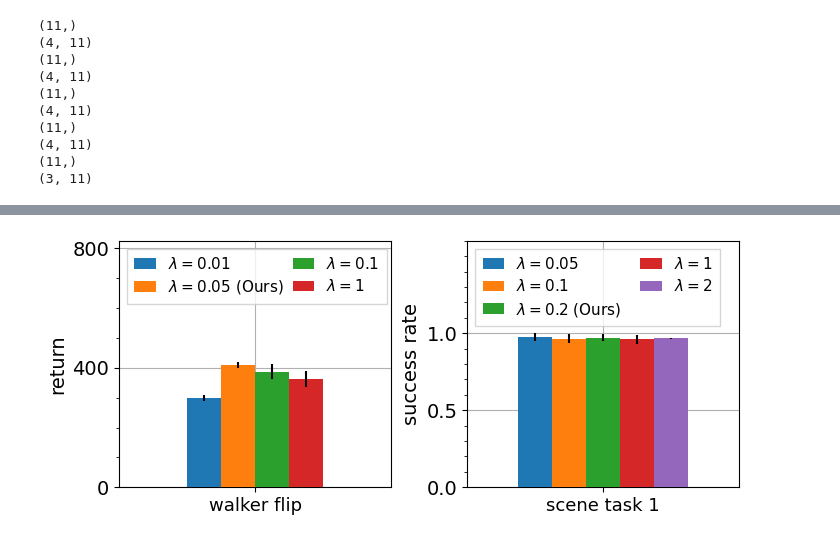
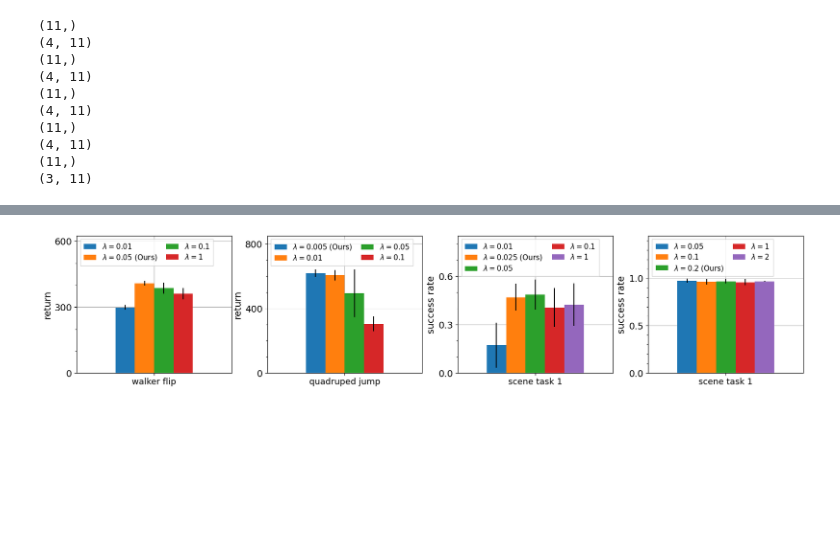
Before and after one commit to chongyi-zheng/ogbench, a Jupyter notebook: plot_scripts/hyperparameter_ablation_curve.ipynb, the cells around one changed output, grey strips where cells are left out. Drawn from its saved outputs; the diff is of its cells as text; code cells hidden in the pictures; blank space fills up the shorter version.

```diff
--- a/plot_scripts/hyperparameter_ablation_curve.ipynb
+++ b/plot_scripts/hyperparameter_ablation_curve.ipynb
@@ -499,6 +558,6 @@ plt.show()
 # %%
-# tasks = ['walker flip', 'quadruped jump', 'cube double task 1', 'scene task 1']
-tasks = ['walker flip', 'scene task 1']
+tasks = ['walker flip', 'quadruped jump', 'cube double task 1', 'scene task 1']
+# tasks = ['walker flip', 'scene task 1']
 
 walker_lambda_0_01_mean = 299.3299
 walker_lambda_0_01_std = 10.7687
@@ -508,6 +567,26 @@ walker_lambda_0_1_mean = 386.1444
 walker_lambda_0_1_std = 25.2291
 walker_lambda_1_mean = 361.4522
 walker_lambda_1_std = 26.3072
+
+quadruped_lambda_0_005_mean = 617.6067
+quadruped_lambda_0_005_std = 23.2548
+quadruped_lambda_0_01_mean = 606.4097
+quadruped_lambda_0_01_std = 31.7433
+quadruped_lambda_0_05_mean = 492.9132
+quadruped_lambda_0_05_std = 146.6499
+quadruped_lambda_0_1_mean = 303.7959
+quadruped_lambda_0_1_std = 45.4593
+
+cube_lambda_0_01_mean = 0.1733
+cube_lambda_0_01_std = 0.1396
+cube_lambda_0_025_mean = 0.4683
+cube_lambda_0_025_std = 0.0840
+cube_lambda_0_05_mean = 0.4867
+cube_lambda_0_05_std = 0.0914
+cube_lambda_0_1_mean = 0.4067
+cube_lambda_0_1_std = 0.1211
+cube_lambda_1_mean = 0.4233
+cube_lambda_1_std = 0.1316
 
 scene_lambda_0_05_mean = 0.9750
 scene_lambda_0_05_std = 0.0240
@@ -520,7 +599,8 @@ scene_lambda_1_std = 0.0313
 scene_lambda_2_mean = 0.9667
 scene_lambda_2_std = 0.0054
 
-fig, axes = plt.subplots(1, 2, figsize=(8, 3.2), gridspec_kw=dict(wspace=0.28, hspace=0.05))
+# fig, axes = plt.subplots(1, 4, figsize=(16.8, 3.2), gridspec_kw=dict(wspace=0.28, hspace=0.05))
+fig, axes = plt.subplots(1, 4, figsize=(16, 3.2))
 # fig, axes = plt.subplots(1, 1, figsize=(4.2, 3.2))
 
 x = np.arange(1)
@@ -539,49 +619,100 @@ ax.bar(x * multiplier + 1.5 * width, walker_lambda_1_mean, yerr=walker_lambda_1_
 ax.yaxis.set_minor_locator(MultipleLocator(100))
 eps = 0.2
 ax.set_xlim([-eps, (len([tasks[0]]) - 1) * multiplier + eps])
-ax.set_ylim([0.0, 825])
-ax.legend(fontsize=11, loc='upper left', labelspacing=0.4, columnspacing=0.6,
-          borderpad=0.5, handlelength=1.4, ncol=2, shadow=False, fancybox=False,)
+ax.set_ylim([0.0, 625])
+# ax.legend(fontsize=11, loc='upper left', labelspacing=0.4, columnspacing=0.6,
+#           borderpad=0.5, handlelength=1.1, ncol=2, shadow=False, fancybox=False,)
+ax.legend(fontsize=11, loc='upper left', labelspacing=0.4, columnspacing=1.25,
+          borderpad=0.5, handlelength=1.7, ncol=2, shadow=False, fancybox=False,)
 # ax.legend(bbox_to_anchor=(-0.08, -0.12),
 #     loc="upper left", labelspacing=1, columnspacing=1.8075, fancybox=False,
 #     shadow=False, fontsize=12.5, borderpad=0.35, handlelength=1.7, ncol=3)
 ax.set_xticks(x * multiplier, [tasks[0]], fontsize=13)
-ax.set_yticks([0.0, 400, 800])
+ax.set_yticks([0.0, 300, 600])
 ax.tick_params(axis="y", labelsize=14)
 ax.set_ylabel('return', fontsize=14)
 # ax1.set_ylim([0.0, 1.025])
 # ax1.set_yticks([0.0, 0.5, 1.0])
 # ax1.set_ylabel('success rate', fontsize=14)
 ax.grid(zorder=0)
 
 ax = axes[1]
 
 multiplier = 0.5
 capsize = 0
+ax.bar(x * multiplier - 1.5 * width, quadruped_lambda_0_005_mean, yerr=quadruped_lambda_0_005_std, width=width, label=r'$\lambda = 0.005$ (Ours)', capsize=capsize, zorder=3)
+ax.bar(x * multiplier - 0.5 * width, quadruped_lambda_0_01_mean, yerr=quadruped_lambda_0_01_std, width=width, label=r'$\lambda = 0.01$', capsize=capsize, zorder=3)
+ax.bar(x * multiplier + 0.5 * width, quadruped_lambda_0_05_mean, yerr=quadruped_lambda_0_05_std, width=width, label=r'$\lambda = 0.05$', capsize=capsize, zorder=3)
+ax.bar(x * multiplier + 1.5 * width, quadruped_lambda_0_1_mean, yerr=quadruped_lambda_0_1_std, width=width, label=r'$\lambda = 0.1$', capsize=capsize, zorder=3)
+ax.yaxis.set_minor_locator(MultipleLocator(100))
+eps = 0.2
+ax.set_xlim([-eps, (len([tasks[1]]) - 1) * multiplier + eps])
+ax.set_ylim([0.0, 850])
+# ax.legend(fontsize=11, loc='upper left', labelspacing=0.2, columnspacing=0.3, handletextpad=0.4,
+#           borderpad=0.5, handlelength=1.1, ncol=2, shadow=False, fancybox=False,)
+ax.legend(fontsize=11, loc='upper left', labelspacing=0.4, columnspacing=1.25,
+          borderpad=0.5, handlelength=1.7, ncol=2, shadow=False, fancybox=False,)
+ax.set_xticks(x * multiplier, [tasks[1]], fontsize=13)
+ax.set_yticks([0.0, 400, 800])
+ax.tick_params(axis="y", labelsize=14)
+ax.set_ylabel('return', fontsize=14)
+ax.grid(zorder=0)
+
+ax = axes[2]
+
+multiplier = 0.5
+capsize = 0
+
+ax.bar(x * multiplier - 2 * width, cube_lambda_0_01_mean, yerr=cube_lambda_0_01_std, width=width, label=r'$\lambda = 0.01$', capsize=capsize, zorder=3)
+ax.bar(x * multiplier - 1 * width, cube_lambda_0_025_mean, yerr=cube_lambda_0_025_std, width=width, label=r'$\lambda = 0.025$ (Ours)', capsize=capsize, zorder=3)
+ax.bar(x * multiplier + 0 * width, cube_lambda_0_05_mean, yerr=cube_lambda_0_05_std, width=width, label=r'$\lambda = 0.05$', capsize=capsize, zorder=3)
+ax.bar(x * multiplier + 1 * width, cube_lambda_0_1_mean, yerr=cube_lambda_0_1_std, width=width, label=r'$\lambda = 0.1$', capsize=capsize, zorder=3)
+ax.bar(x * multiplier + 2 * width, cube_lambda_1_mean, yerr=cube_lambda_1_std, width=width, label=r'$\lambda = 1$', capsize=capsize, zorder=3)
+ax.yaxis.set_minor_locator(MultipleLocator(0.1))
+eps = 0.2
+ax.set_xlim([-eps, (len([tasks[3]]) - 1) * multiplier + eps])
+ax.set_ylim([0.0, 0.85])
+# ax.legend(fontsize=11, loc='upper left', labelspacing=0.2, columnspacing=0.3, handletextpad=0.4,
+#           borderpad=0.5, handlelength=1.3, ncol=2, shadow=False, fancybox=False,)
+ax.legend(fontsize=11, loc='upper left', labelspacing=0.4, columnspacing=1.25,
+          borderpad=0.5, handlelength=1.7, ncol=2, shadow=False, fancybox=False,)
+ax.set_xticks(x * multiplier, [tasks[3]], fontsize=13)
+ax.set_yticks([0.0, 0.3, 0.6])
+ax.tick_params(axis="y", labelsize=14)
+ax.set_ylabel('success rate', fontsize=14)
+ax.grid(zorder=0)
+
+ax = axes[3]
+
+multiplier = 0.5
+capsize = 0
 
 ax.bar(x * multiplier - 2 * width, scene_lambda_0_05_mean, yerr=scene_lambda_0_05_std, width=width, label=r'$\lambda = 0.05$', capsize=capsize, zorder=3)
 ax.bar(x * multiplier - 1 * width, scene_lambda_0_1_mean, yerr=scene_lambda_0_1_std, width=width, label=r'$\lambda = 0.1$', capsize=capsize, zorder=3)
 ax.bar(x * multiplier + 0 * width, scene_lambda_0_2_mean, yerr=scene_lambda_0_2_std, width=width, label=r'$\lambda = 0.2$ (Ours)', capsize=capsize, zorder=3)
 ax.bar(x * multiplier + 1 * width, scene_lambda_1_mean, yerr=scene_lambda_1_std, width=width, label=r'$\lambda = 1$', capsize=capsize, zorder=3)
 ax.bar(x * multiplier + 2 * width, scene_lambda_2_mean, yerr=scene_lambda_2_std, width=width, label=r'$\lambda = 2$', capsize=capsize, zorder=3)
 ax.yaxis.set_minor_locator(MultipleLocator(0.1))
 eps = 0.2
-ax.set_xlim([-eps, (len([tasks[1]]) - 1) * multiplier + eps])
-ax.set_ylim([0.0, 1.6])
+ax.set_xlim([-eps, (len([tasks[3]]) - 1) * multiplier + eps])
+ax.set_ylim([0.0, 1.45])
+# ax.legend(fontsize=11, loc='upper left', labelspacing=0.4, columnspacing=1.25,
+#           borderpad=0.5, handlelength=1.4, ncol=2, shadow=False, fancybox=False,)
 ax.legend(fontsize=11, loc='upper left', labelspacing=0.4, columnspacing=1.25,
-          borderpad=0.5, handlelength=1.4, ncol=2, shadow=False, fancybox=False,)
-ax.set_xticks(x * multiplier, [tasks[1]], fontsize=13)
+          borderpad=0.5, handlelength=1.7, ncol=2, shadow=False, fancybox=False,)
+ax.set_xticks(x * multiplier, [tasks[3]], fontsize=13)
 ax.set_yticks([0.0, 0.5, 1.0])
 ax.tick_params(axis="y", labelsize=14)
 ax.set_ylabel('success rate', fontsize=14)
 ax.grid(zorder=0)
 
-fig.tight_layout(rect=(-0.02, -0.0456, 1.015, 1.04))  # rect = (left, bottom, right, top), default: (0, 0, 1, 1)
+fig.tight_layout(rect=(-0.01, -0.045, 1.0075, 1.04))  # rect = (left, bottom, right, top), default: (0, 0, 1, 1)
 fig.subplots_adjust(wspace=0.23)
+# filepath = "/u/cz8792/research/ogbench/plot_scripts/figures/hyperparam_ablation_lambda.png"
 filepath = "/u/cz8792/research/ogbench/plot_scripts/figures/hyperparam_ablation_lambda.pdf"
 # fig.savefig(filepath, dpi=150, bbox_inches="tight")
 fig.savefig(filepath, dpi=300)
 plt.show()
 # %% [output]
-[figure, old version]
+[figure, new version]
 # %%
```
Also changed, not shown: parts of 7 cells of this notebook, 9 other files.
